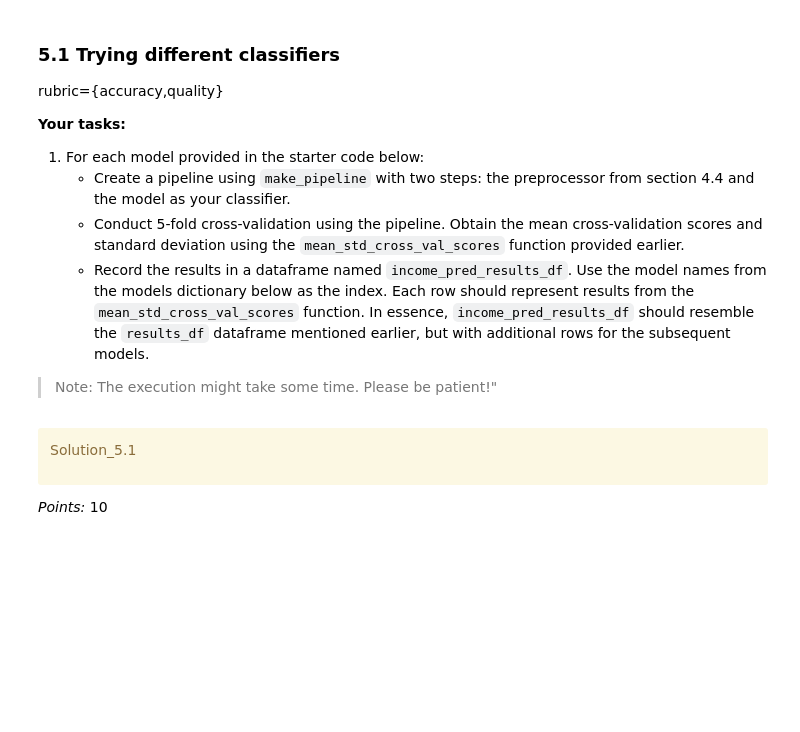
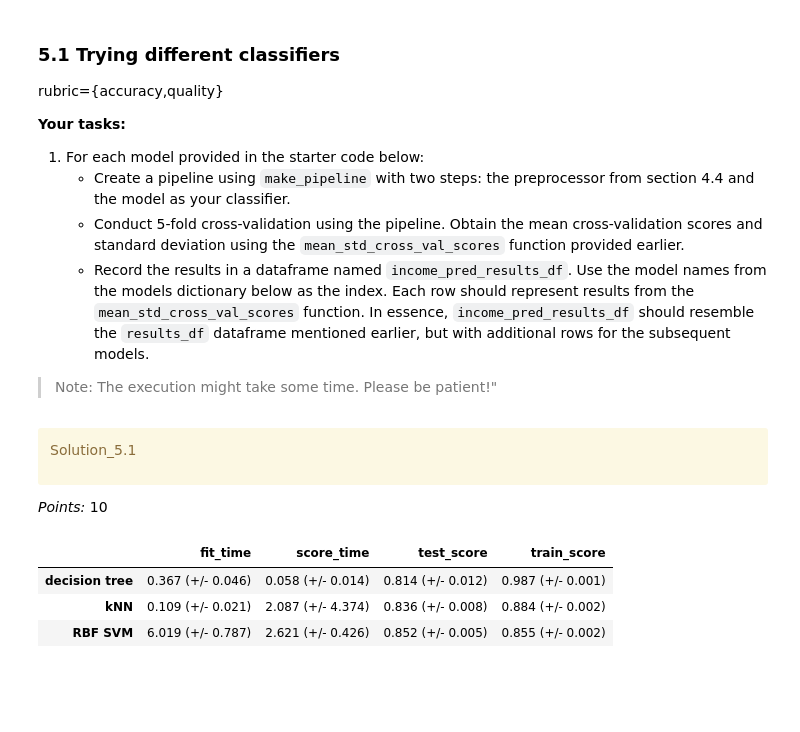
Before and after one commit to asalee01/hw3_cpsc330, a Jupyter notebook: hw3.ipynb, the cells around one changed output. Cells and saved outputs as stored; diff of their text form; code cells hidden in the pictures; blank space fills up the shorter version.

```diff
--- a/hw3.ipynb
+++ b/hw3.ipynb
@@ -723,6 +746,18 @@ Solution_5.1
 </div>
 
 _Points:_ 10
+# %%
+income_pred_results_df = None
+results = {}
+for name, model in models.items():
+    pipeline_5 = make_pipeline(preprocessor, model)
+    results[name] =(mean_std_cross_val_scores(pipeline_5, X_train, y_train, cv=5, return_train_score= True))
+
+income_pred_results_df = pd.DataFrame(results).T
 # %%
-income_pred_results_df = None
-...
+income_pred_results_df
+# %% [output]
+|  | fit_time | score_time | test_score | train_score |
+| decision tree | 0.367 (+/- 0.046) | 0.058 (+/- 0.014) | 0.814 (+/- 0.012) | 0.987 (+/- 0.001) |
+| kNN | 0.109 (+/- 0.021) | 2.087 (+/- 4.374) | 0.836 (+/- 0.008) | 0.884 (+/- 0.002) |
+| RBF SVM | 6.019 (+/- 0.787) | 2.621 (+/- 0.426) | 0.852 (+/- 0.005) | 0.855 (+/- 0.002) |
```
Also changed, not shown: parts of 42 cells of this notebook, 1 other file.
